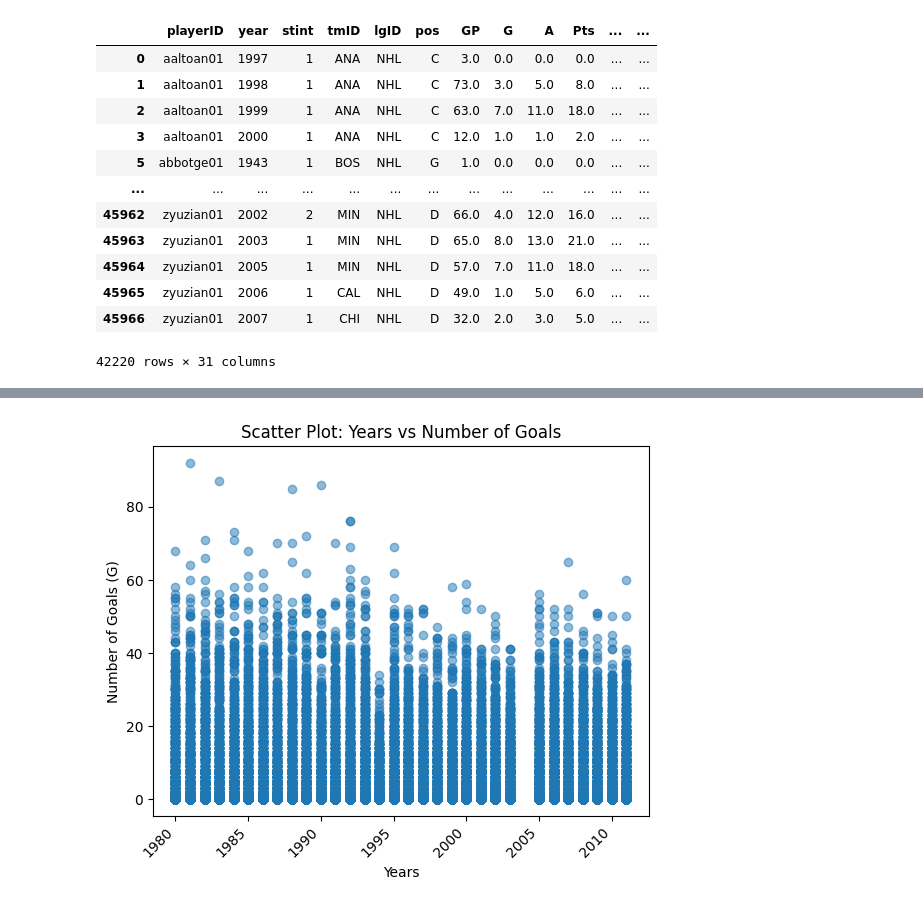
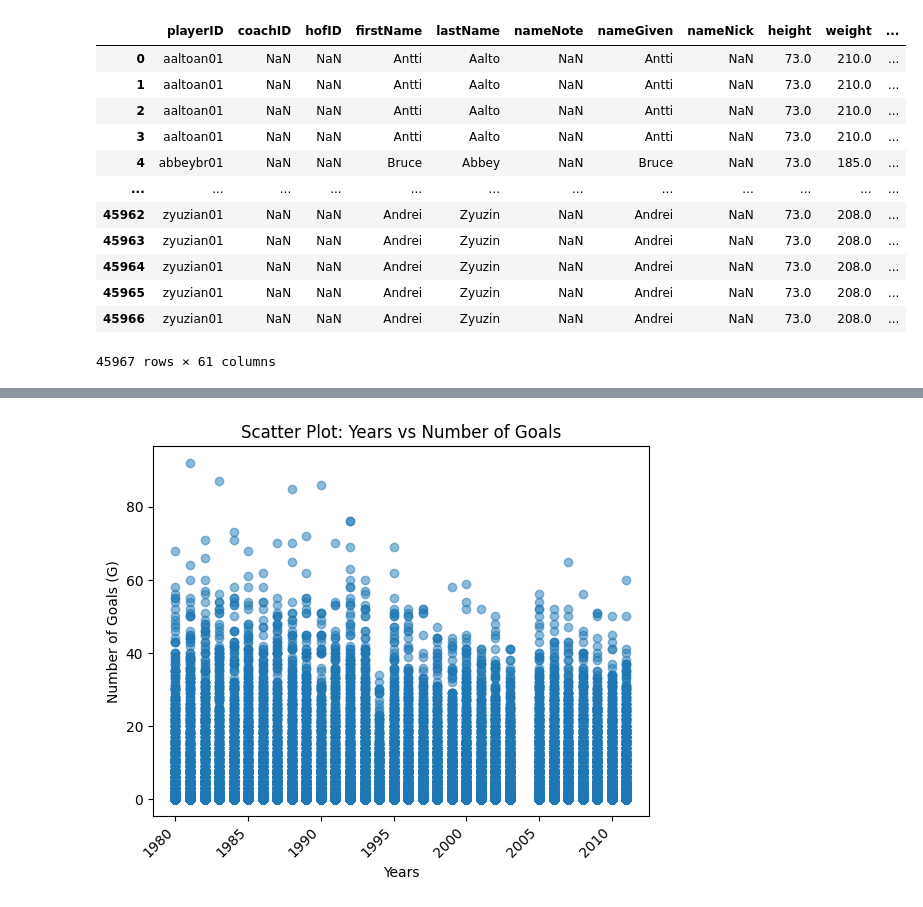
Before and after one commit to samwallach7/Project1-DELTS, a Jupyter notebook: project_1.ipynb, the cells around one changed output, grey strips where cells are left out. Saved outputs shown, nothing was run; the diff lists cells and outputs as text; code cells hidden in the pictures.

```diff
--- a/project_1.ipynb
+++ b/project_1.ipynb
@@ -7,23 +7,26 @@ import numpy as np
 from pathlib import Path
 # %%
 # read the csv file into a data frame
-data_path = Path('Project1-DELTS', 'hockey_starting_data', 'Scoring.csv')
+data_path = Path('hockey_starting_data', 'Scoring.csv')
+name_path = Path('hockey_starting_data', 'Master.csv')
+name_data = pd.read_csv(name_path)
 data = pd.read_csv(data_path)
+merged_data = pd.merge(name_data, data, on='playerID')
 data = data[data['lgID']=='NHL']
-data
+merged_data
 # %% [output]
-|  | playerID | year | stint | tmID | lgID | pos | GP | G | A | Pts | ... | ... |
-| 0 | aaltoan01 | 1997 | 1 | ANA | NHL | C | 3.0 | 0.0 | 0.0 | 0.0 | ... | ... |
-| 1 | aaltoan01 | 1998 | 1 | ANA | NHL | C | 73.0 | 3.0 | 5.0 | 8.0 | ... | ... |
-| 2 | aaltoan01 | 1999 | 1 | ANA | NHL | C | 63.0 | 7.0 | 11.0 | 18.0 | ... | ... |
-| 3 | aaltoan01 | 2000 | 1 | ANA | NHL | C | 12.0 | 1.0 | 1.0 | 2.0 | ... | ... |
-| 5 | abbotge01 | 1943 | 1 | BOS | NHL | G | 1.0 | 0.0 | 0.0 | 0.0 | ... | ... |
-| ... | ... | ... | ... | ... | ... | ... | ... | ... | ... | ... | ... | ... |
-| 45962 | zyuzian01 | 2002 | 2 | MIN | NHL | D | 66.0 | 4.0 | 12.0 | 16.0 | ... | ... |
-| 45963 | zyuzian01 | 2003 | 1 | MIN | NHL | D | 65.0 | 8.0 | 13.0 | 21.0 | ... | ... |
-| 45964 | zyuzian01 | 2005 | 1 | MIN | NHL | D | 57.0 | 7.0 | 11.0 | 18.0 | ... | ... |
-| 45965 | zyuzian01 | 2006 | 1 | CAL | NHL | D | 49.0 | 1.0 | 5.0 | 6.0 | ... | ... |
-| 45966 | zyuzian01 | 2007 | 1 | CHI | NHL | D | 32.0 | 2.0 | 3.0 | 5.0 | ... | ... |
+|  | playerID | coachID | hofID | firstName | lastName | nameNote | nameGiven | nameNick | height | weight | ... |
+| 0 | aaltoan01 | NaN | NaN | Antti | Aalto | NaN | Antti | NaN | 73.0 | 210.0 | ... |
+| 1 | aaltoan01 | NaN | NaN | Antti | Aalto | NaN | Antti | NaN | 73.0 | 210.0 | ... |
+| 2 | aaltoan01 | NaN | NaN | Antti | Aalto | NaN | Antti | NaN | 73.0 | 210.0 | ... |
+| 3 | aaltoan01 | NaN | NaN | Antti | Aalto | NaN | Antti | NaN | 73.0 | 210.0 | ... |
+| 4 | abbeybr01 | NaN | NaN | Bruce | Abbey | NaN | Bruce | NaN | 73.0 | 185.0 | ... |
+| ... | ... | ... | ... | ... | ... | ... | ... | ... | ... | ... | ... |
+| 45962 | zyuzian01 | NaN | NaN | Andrei | Zyuzin | NaN | Andrei | NaN | 73.0 | 208.0 | ... |
+| 45963 | zyuzian01 | NaN | NaN | Andrei | Zyuzin | NaN | Andrei | NaN | 73.0 | 208.0 | ... |
+| 45964 | zyuzian01 | NaN | NaN | Andrei | Zyuzin | NaN | Andrei | NaN | 73.0 | 208.0 | ... |
+| 45965 | zyuzian01 | NaN | NaN | Andrei | Zyuzin | NaN | Andrei | NaN | 73.0 | 208.0 | ... |
+| 45966 | zyuzian01 | NaN | NaN | Andrei | Zyuzin | NaN | Andrei | NaN | 73.0 | 208.0 | ... |
-42220 rows × 31 columns
+45967 rows × 61 columns
 # %%
 #Filter the Data frame to the columns we need
```
Also changed, not shown: parts of 11 cells of this notebook.
